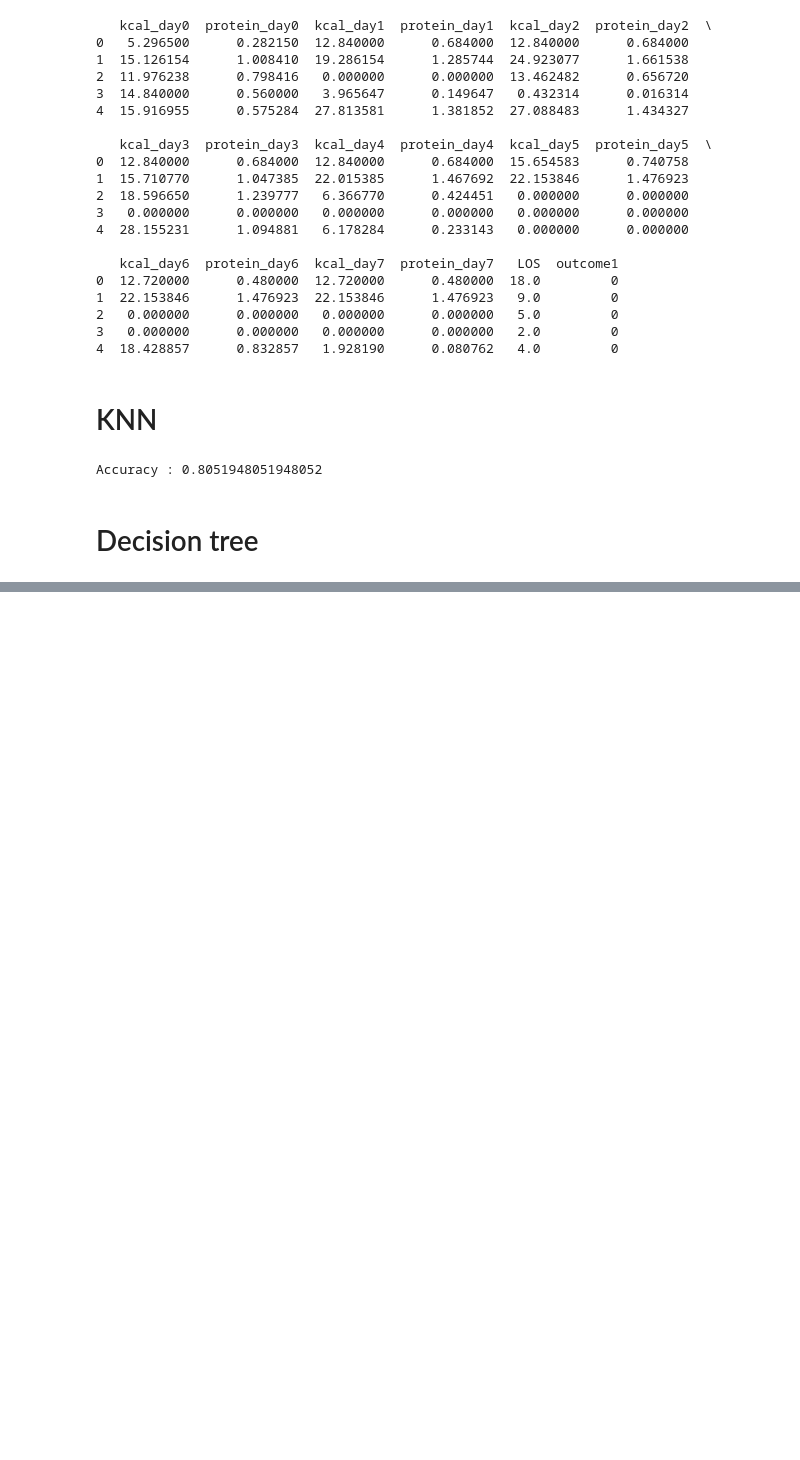
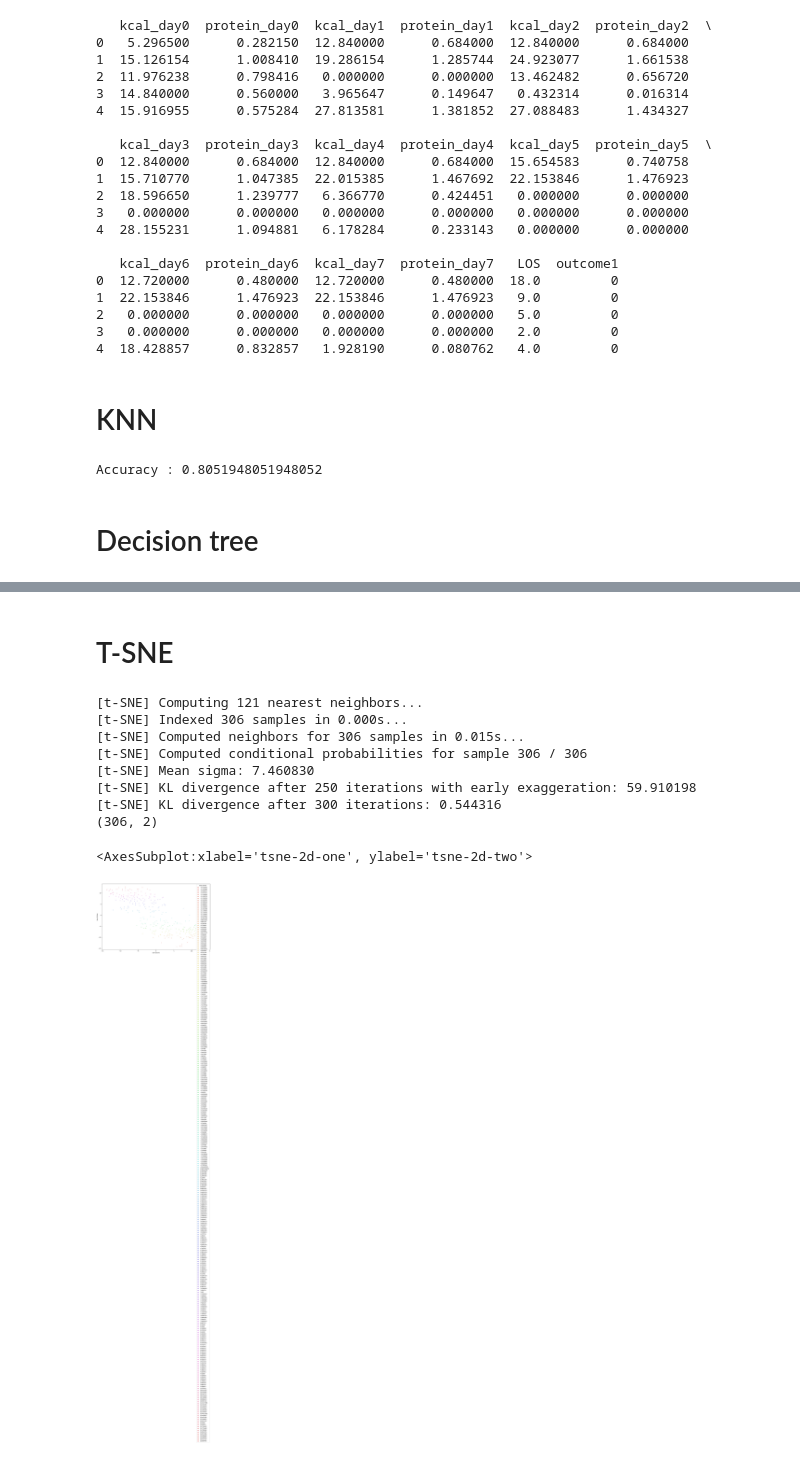
Before and after one commit to dvirs12345/Final-project, a Jupyter notebook: Hazana/plotprotien.ipynb, the cells around one changed output, grey strips where cells are left out. Saved outputs shown, nothing was run; the diff lists cells and outputs as text; code cells hidden in the pictures; blank space fills up the shorter version.

Commit message:
Update for new data

```diff
--- a/Hazana/plotprotien.ipynb
+++ b/Hazana/plotprotien.ipynb
@@ -259,0 +295,32 @@ tree.plot_tree(clf)
+# %%
+X_train = saveX_train
+X_test = saveX_test
+# %% [markdown]
+# T-SNE
+# %%
+tsne = TSNE(n_components=2, verbose=1, perplexity=40, n_iter=300)
+tsne_results = tsne.fit_transform(X_train)
+print(tsne_results.shape)
+df_subset = pd.DataFrame()
+df_subset['tsne-2d-one'] = tsne_results[:,0]
+df_subset['tsne-2d-two'] = tsne_results[:,1]
+plt.figure(figsize=(16,10))
+sns.scatterplot(
+    x="tsne-2d-one", y="tsne-2d-two",
+    hue="tsne-2d-two",
+    palette=sns.color_palette("hls", 306),
+    data=df_subset,
+    legend="full",
+    alpha=0.3
+)
+# %% [output]
+[t-SNE] Computing 121 nearest neighbors...
+[t-SNE] Indexed 306 samples in 0.000s...
+[t-SNE] Computed neighbors for 306 samples in 0.015s...
+[t-SNE] Computed conditional probabilities for sample 306 / 306
+[t-SNE] Mean sigma: 7.460830
+[t-SNE] KL divergence after 250 iterations with early exaggeration: 59.910198
+[t-SNE] KL divergence after 300 iterations: 0.544316
+(306, 2)
+<AxesSubplot:xlabel='tsne-2d-one', ylabel='tsne-2d-two'>
+[figure, added]
```
Also changed, not shown: parts of 10 cells of this notebook, 9 other files.
